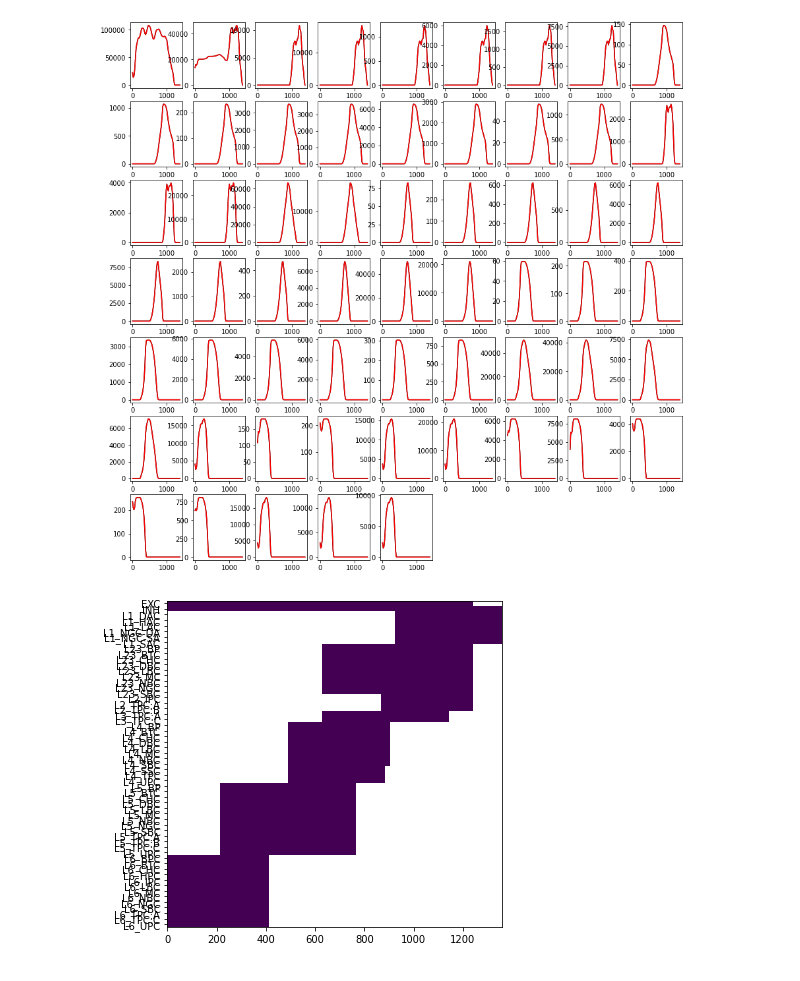
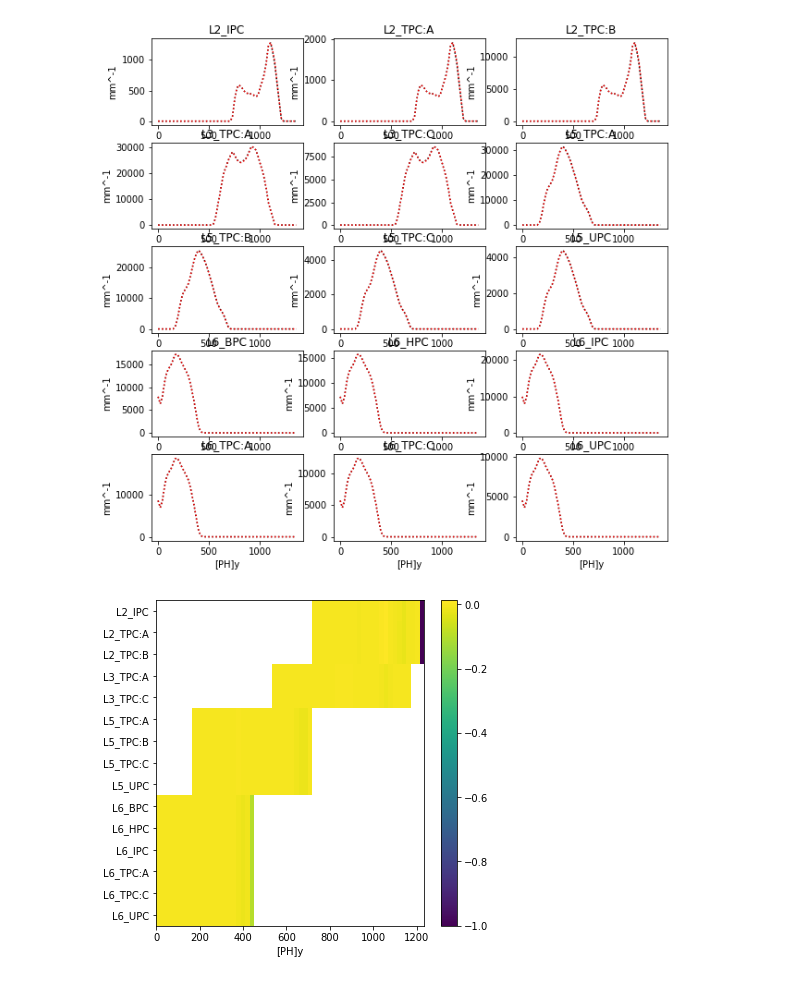
Before and after one commit to BlueBrain/cell-density-validations, a Jupyter notebook: notebooks/Plot compare cell density layer profiles.ipynb, the cells around one changed output. Cells and saved outputs as stored; diff of their text form; code cells hidden in the pictures.

```diff
--- a/notebooks/Plot compare cell density layer profiles.ipynb
+++ b/notebooks/Plot compare cell density layer profiles.ipynb
@@ -4,8 +4,8 @@ import numpy
 
 from matplotlib import pyplot as plt
 
-fn1 = "/home/reimann/Documents/data/THNCX/M7_validation/layer_profiles_M7_pre_exc_update.pkl"
-fn2 = fn1#""
+fn1 = "/gpfs/bbp.cscs.ch/project/proj82/home/reimann/layer_profiles"
+fn2 = "/gpfs/bbp.cscs.ch/project/proj82/home/reimann/layer_profiles"
 
 data1 = pandas.read_pickle(fn1)
 data2 = pandas.read_pickle(fn2)
@@ -39,29 +39,34 @@ display(data1)
 # %%
 def compare_in_region(reg_name):
     sub1 = data1[reg_name]
     sub2 = data2[reg_name]
-    fig1 = plt.figure(figsize=(15, 15))
+    fig1 = plt.figure(figsize=(10, 10))
     fig2 = plt.figure(figsize=(6, 6))
     ax2 = fig2.gca()
     diff_profiles = []; diff_labels = []
     for i, col in enumerate(cols):
-        ax1 = fig1.add_subplot(nx, ny, i + 1)
-        ax1.plot(sub1[col], color='black')
-        ax1.plot(sub2[col], color='red')
+        ax1 = fig1.add_subplot(ny, nx, i + 1)
+        ax1.plot(sub1[col], color='black', ls=":")
+        ax1.plot(sub2[col], color='red', ls=":")
         diff_profiles.append(((sub1[col] - sub2[col]) / (sub1[col] + sub2[col])).values)
         diff_labels.append(col)
+        ax1.set_title(col)
+        ax1.set_ylabel("mm^-1")
+        ax1.set_xlabel("[PH]y")
 
     img = numpy.vstack(diff_profiles)
     valid = numpy.any(~numpy.isnan(img), axis=0)
     extent = (sub1.index[valid][0], sub1.index[valid][-1])
-    ax2.imshow(img[:, valid],
-               aspect="auto",
-              extent=(extent[0], extent[1], len(diff_labels) - 0.5, -0.5))
+    img = ax2.imshow(img[:, valid],
+                     aspect="auto",
+                     extent=(extent[0], extent[1], len(diff_labels) - 0.5, -0.5))
+    plt.colorbar(img)
     ax2.set_yticks(range(len(diff_labels)))
     ax2.set_yticklabels(diff_labels)
+    ax2.set_xlabel("[PH]y")
 
 
-compare_in_region("SSp-ll")
+compare_in_region("SSp-bfd")
 # %% [output]
-[figure, old version]
+[figure, new version]
-[figure, old version]
+[figure, new version]
```
Also changed, not shown: parts of 1 cell of this notebook, 1 other file.
